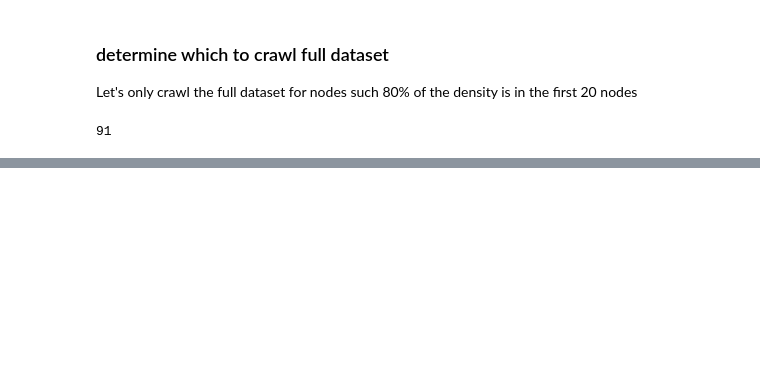
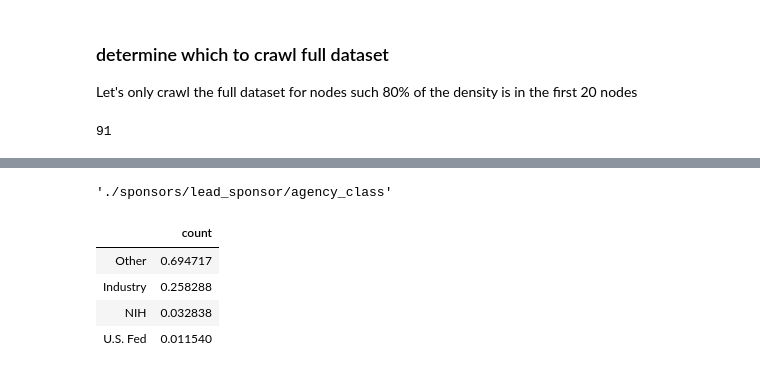
Before and after one commit to sylvaingchassang/trial-explorer, a Jupyter notebook: notebooks/rf_eda.ipynb, the cells around one changed output, grey strips where cells are left out. Drawn from its saved outputs; the diff is of its cells as text; code cells hidden in the pictures; blank space fills up the shorter version.

```diff
--- a/notebooks/rf_eda.ipynb
+++ b/notebooks/rf_eda.ipynb
@@ -574,0 +580,39 @@ g
+# %%
+all_res_dict = {}  # keyed by node, then by value
+all_fps = list_files(all_path, req_exts='xml')
+
+for fp in tqdm(all_fps):
+    # track the nodes that we have already seen
+    cur_file_nodes = []
+
+    # parsing the xml
+    tree = ET.parse(fp)
+    root = tree.getroot()
+    all_nodes = crawl_tree_tags(root, leaf_only=True)
+
+    # looping throuhg all of the nodes and process both dictionaries
+    for cur_node_str in all_nodes:
+        if cur_node_str in to_crawl:
+            if cur_node_str in cur_file_nodes:
+                first_time = False
+            else:
+                cur_file_nodes.append(cur_node_str)
+                first_time = True
+
+            if first_time:
+                all_cur_nodes_list = root.findall(cur_node_str)
+                for cur_node in all_cur_nodes_list:
+                    if cur_node_str not in all_res_dict.keys(): # init level 1 dict
+                        all_res_dict[cur_node_str] = {}
+
+                    if cur_node.text not in all_res_dict[cur_node_str].keys():  # init level 2 dict
+                        all_res_dict[cur_node_str][cur_node.text] = 0
+
+                    all_res_dict[cur_node_str][cur_node.text] += 1
+
+# construct the distributional dataframes
+sum_df_dict_all = {}
+tot_num_files = len(all_fps)
+for cur_node_str, distr_dict in all_res_dict.items():
+    cur_df = pd.DataFrame(distr_dict, index=['count']).T.sort_values('count', ascending=False) / tot_num_files
+    sum_df_dict_all[cur_node_str] = cur_df
@@ -574,0 +621,13 @@ g
+# %%
+list(sum_df_dict_all.keys())[0]
+# %% [output]
+'./sponsors/lead_sponsor/agency_class'
+# %%
+df = sum_df_dict_all['./sponsors/lead_sponsor/agency_class']
+df
+# %% [output]
+|  | count |
+| Other | 0.694717 |
+| Industry | 0.258288 |
+| NIH | 0.032838 |
+| U.S. Fed | 0.011540 |
```
Also changed, not shown: parts of 21 cells of this notebook.
